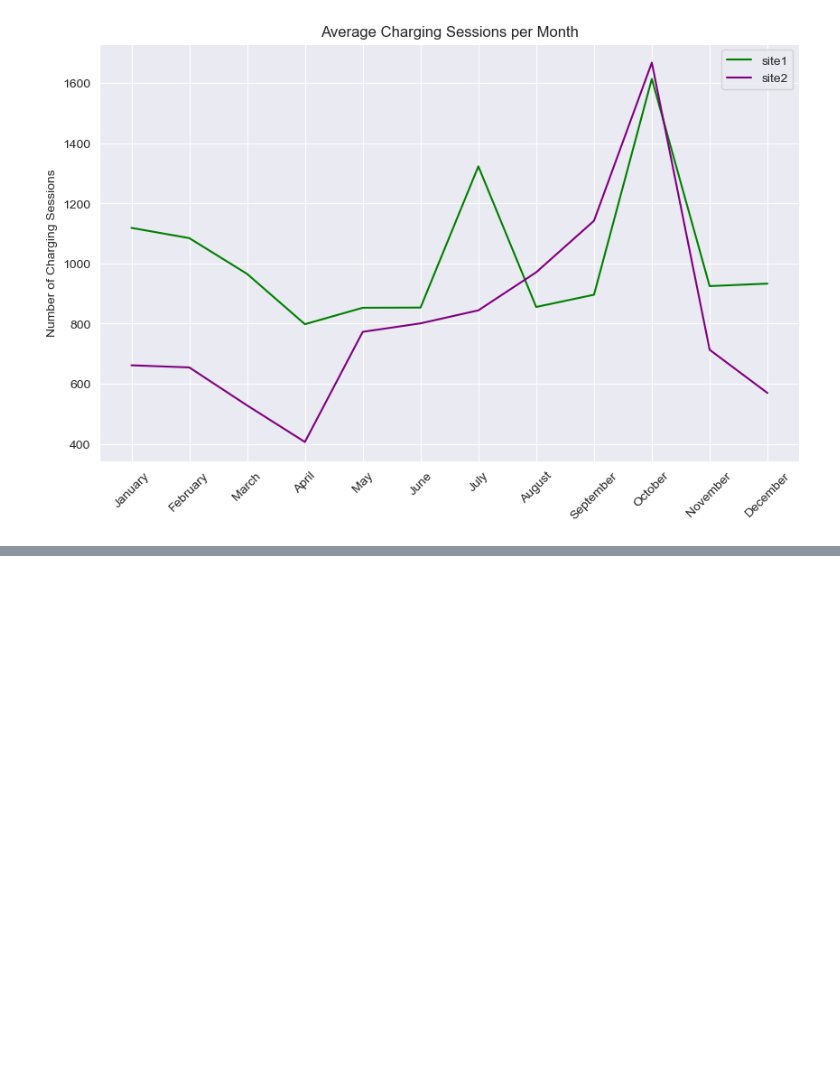
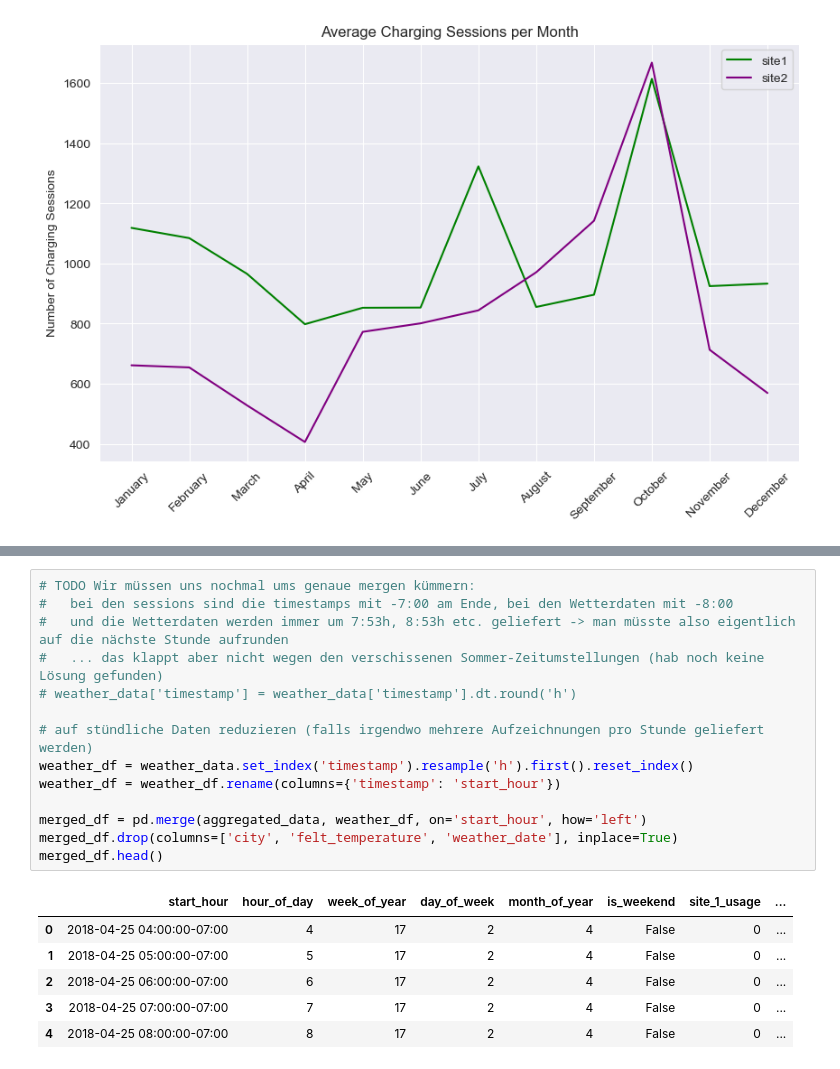
Before and after one commit to pmoll01/AA2024_Groupwork_DynamoData, a Jupyter notebook: fynn_sandbox.ipynb, the cells around one changed output, grey strips where cells are left out. Saved outputs shown, nothing was run; the diff lists cells and outputs as text; blank space fills up the shorter version.

```diff
--- a/fynn_sandbox.ipynb
+++ b/fynn_sandbox.ipynb
@@ -101,0 +192,21 @@ plt.show()
+# %%
+# TODO Wir müssen uns nochmal ums genaue mergen kümmern:
+#   bei den sessions sind die timestamps mit -7:00 am Ende, bei den Wetterdaten mit -8:00
+#   und die Wetterdaten werden immer um 7:53h, 8:53h etc. geliefert -> man müsste also eigentlich auf die nächste Stunde aufrunden
+#   ... das klappt aber nicht wegen den verschissenen Sommer-Zeitumstellungen (hab noch keine Lösung gefunden)
+# weather_data['timestamp'] = weather_data['timestamp'].dt.round('h')
+
+# auf stündliche Daten reduzieren (falls irgendwo mehrere Aufzeichnungen pro Stunde geliefert werden)
+weather_df = weather_data.set_index('timestamp').resample('h').first().reset_index()
+weather_df = weather_df.rename(columns={'timestamp': 'start_hour'})
+
+merged_df = pd.merge(aggregated_data, weather_df, on='start_hour', how='left')
+merged_df.drop(columns=['city', 'felt_temperature', 'weather_date'], inplace=True)
+merged_df.head()
+# %% [output]
+|  | start_hour | hour_of_day | week_of_year | day_of_week | month_of_year | is_weekend | site_1_usage | ... |
+| 0 | 2018-04-25 04:00:00-07:00 | 4 | 17 | 2 | 4 | False | 0 | ... |
+| 1 | 2018-04-25 05:00:00-07:00 | 5 | 17 | 2 | 4 | False | 0 | ... |
+| 2 | 2018-04-25 06:00:00-07:00 | 6 | 17 | 2 | 4 | False | 0 | ... |
+| 3 | 2018-04-25 07:00:00-07:00 | 7 | 17 | 2 | 4 | False | 0 | ... |
+| 4 | 2018-04-25 08:00:00-07:00 | 8 | 17 | 2 | 4 | False | 0 | ... |
```
Also changed, not shown: parts of 5 cells of this notebook.
